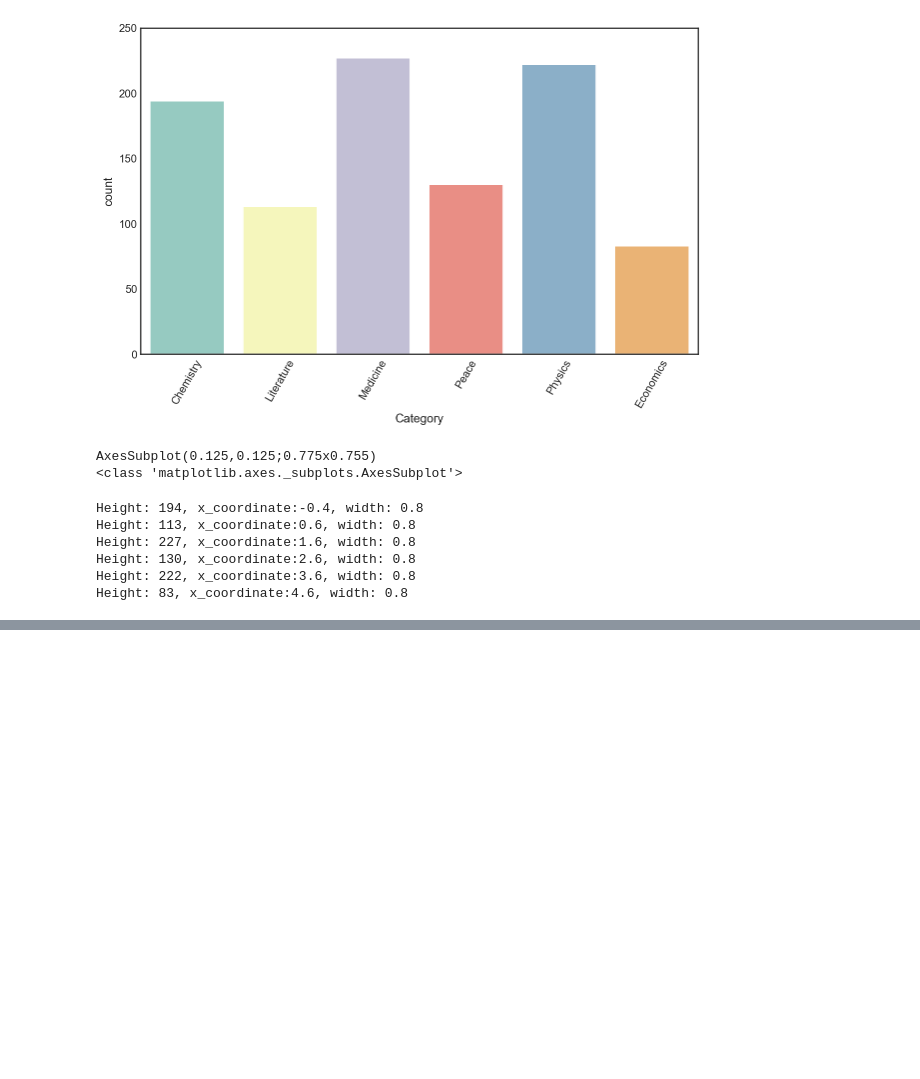
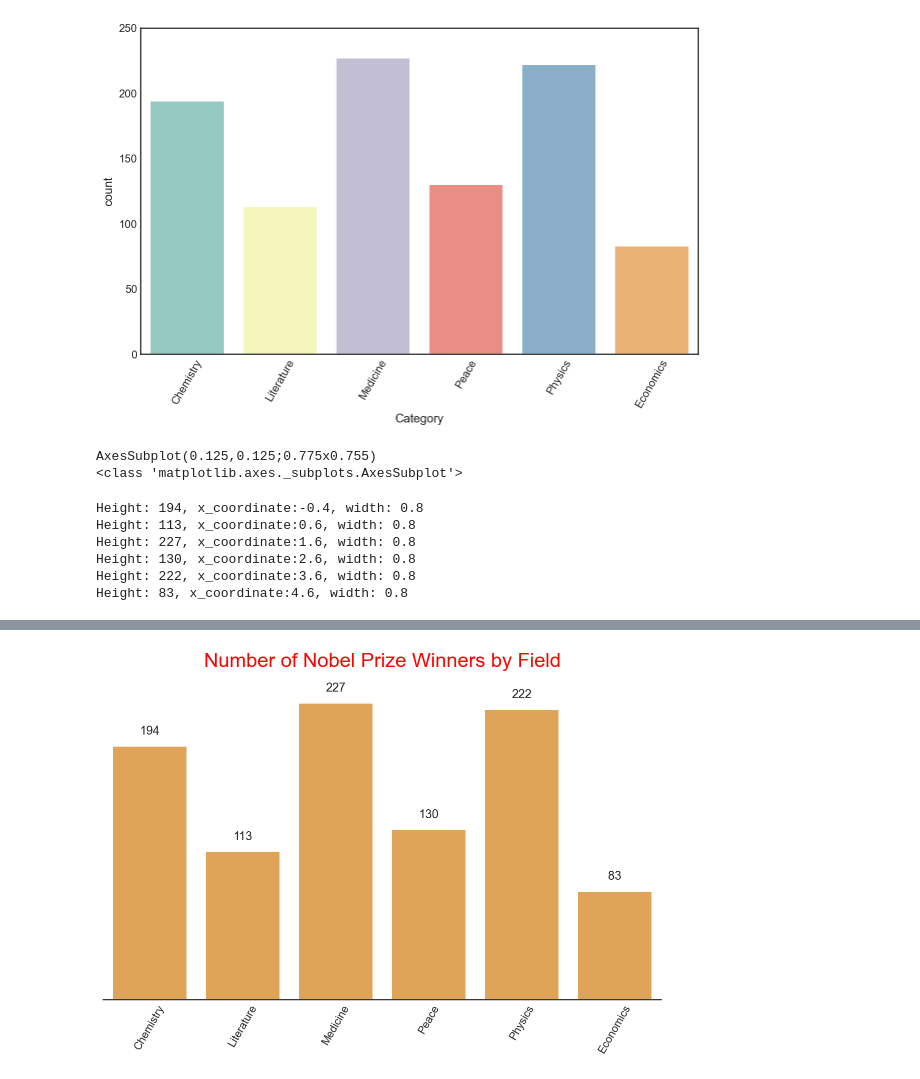
Before and after one commit to dongmeic/PythonLearning, a Jupyter notebook: Random/Deep-guide-into-styling-plots-delivering-effective-visuals.ipynb, the cells around one changed output, grey strips where cells are left out. Cells and saved outputs as stored; diff of their text form; code cells hidden in the pictures; blank space fills up the shorter version.

Commit message:
tried some plots

```diff
--- a/Random/Deep-guide-into-styling-plots-delivering-effective-visuals.ipynb
+++ b/Random/Deep-guide-into-styling-plots-delivering-effective-visuals.ipynb
@@ -196 +180,40 @@ Text(0, 15, '83')
 [figure]
+# %%
+def countplot():
+    # Store the plot for further tasks
+    plot = sns.countplot(nobel['Category'], ax=ax, color='#f5a742') # Change to a single color
+    # Make room for annotations by increasing the height of the plot
+    ax.set_ylim(0, 250)
+    # Loop over rectangles
+    for patch in plot.patches:
+        # Place texts
+        ax.annotate(s=patch.get_height(),
+                    xy=(patch.get_x() + patch.get_width() / 2,
+                        patch.get_height()),
+                    verticalalignment='center',
+                    horizontalalignment='center',
+                    xytext=(0, 15),
+                    textcoords='offset points')
+    # Remove the left axis
+    sns.despine(left=True, ax=ax)
+    # Remove the yticks
+    ax.set_yticklabels([])
+    plt.xticks(rotation=60)
+# %%
+# Create a figure
+fig, ax = plt.subplots(figsize=(10, 6))
+# Call the main function
+countplot()
+# Change the font for x
+ax.set_xlabel('Category', fontsize=20, color='g');
+# Change the font for y
+ax.set_ylabel('Number of prize winners', fontsize=20, color='g');
+# Set a title
+ax.set_title('Number of Nobel Prize Winners by Field', fontsize=20, color='r');
+# Empty axis labels
+ax.set(xlabel='', ylabel='');
+# Set a title
+ax.set_title('Number of Nobel Prize Winners by Field', fontsize=20);
+#plt.show()
+# %% [output]
+[figure, added]
```
Also changed, not shown: parts of 8 cells of this notebook.
